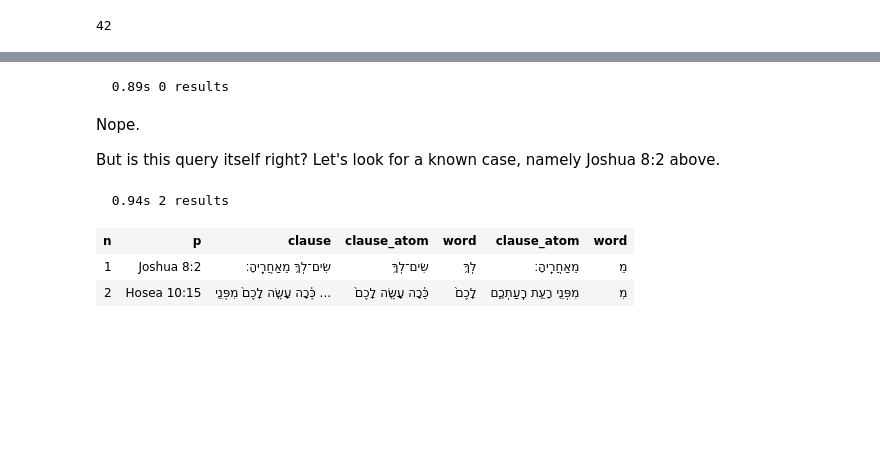
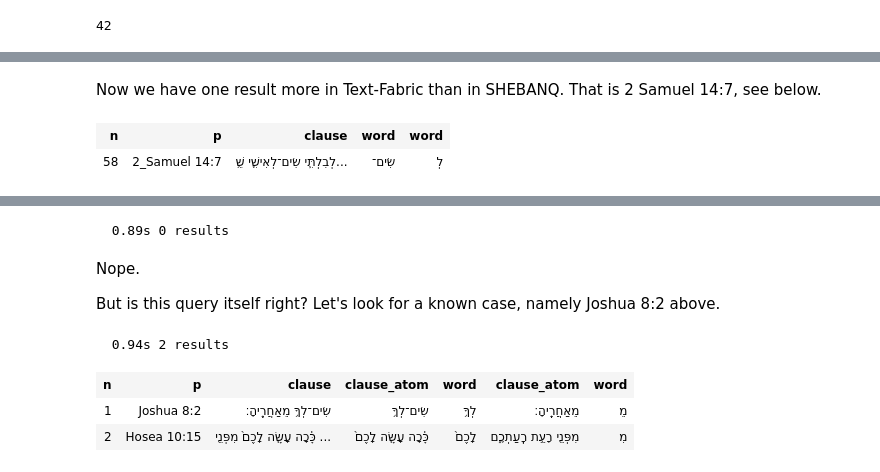
Before and after one commit to dirkroorda/tutorials, a Jupyter notebook: bhsa/cookbook/mql.ipynb, the cells around one changed output, grey strips where cells are left out. Cells and saved outputs as stored; diff of their text form; code cells hidden in the pictures; blank space fills up the shorter version.

```diff
--- a/bhsa/cookbook/mql.ipynb
+++ b/bhsa/cookbook/mql.ipynb
@@ -185,0 +268,8 @@ print(f"{len(words):>3} words")
+# %% [markdown]
+Now we have one result more in Text-Fabric than in SHEBANQ.
+That is 2 Samuel 14:7, see below.
+# %%
+A.table(results, start=58, end=58)
+# %% [output]
+| n | p | clause | word | word |
+| 58 | 2_Samuel 14:7 | לְבִלְתִּ֧י שִׂים־לְאִישִׁ֛י שֵׁ֥... | שִׂים־ | לְ |
```
Also changed, not shown: parts of 36 cells of this notebook, 2 other files.
